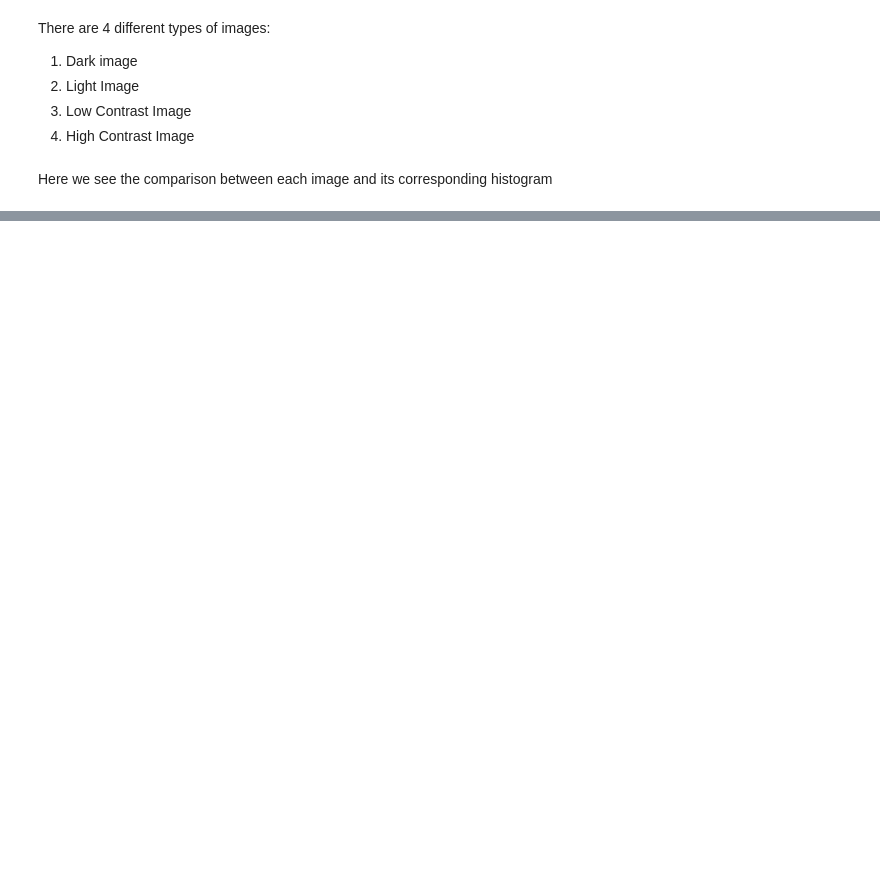
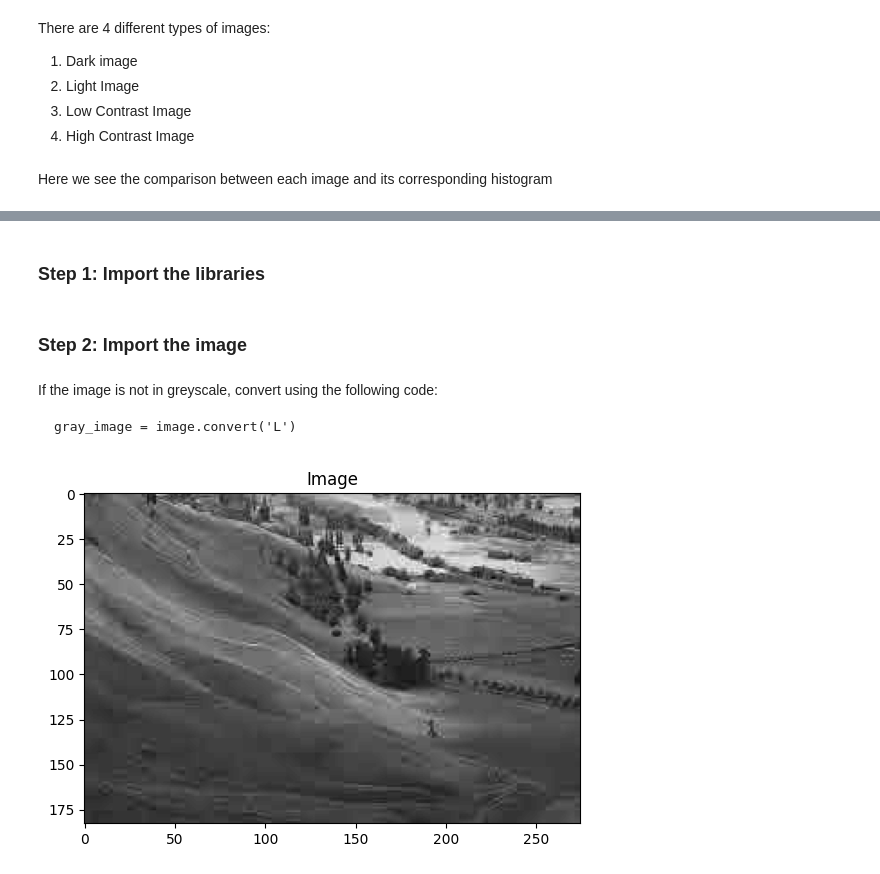
Before and after one commit to Sumo01/ImageDetection-Methodologies, a Jupyter notebook: HistogramEquilization.ipynb, the cells around one changed output, grey strips where cells are left out. Drawn from its saved outputs; the diff is of its cells as text; code cells hidden in the pictures; blank space fills up the shorter version.

````diff
--- a/HistogramEquilization.ipynb
+++ b/HistogramEquilization.ipynb
@@ -116,0 +120,2 @@ Here we see the comparison between each image and its corresponding histogram
+# %% [markdown]
+### Step 1: Import the libraries
@@ -116,0 +126,2 @@ Here we see the comparison between each image and its corresponding histogram
+# %% [markdown]
+### Step 2: Import the image
@@ -116,0 +130,12 @@ Here we see the comparison between each image and its corresponding histogram
+# %% [markdown]
+If the image is not in greyscale, convert using the following code:
+```
+gray_image = image.convert('L')
+```
+# %%
+image = image.convert('L')
+plt.imshow(image, cmap='gray')
+plt.title('Image')
+plt.show()
+# %% [output]
+[figure, added]
````
Also changed, not shown: parts of 28 cells of this notebook, 2 other files.
